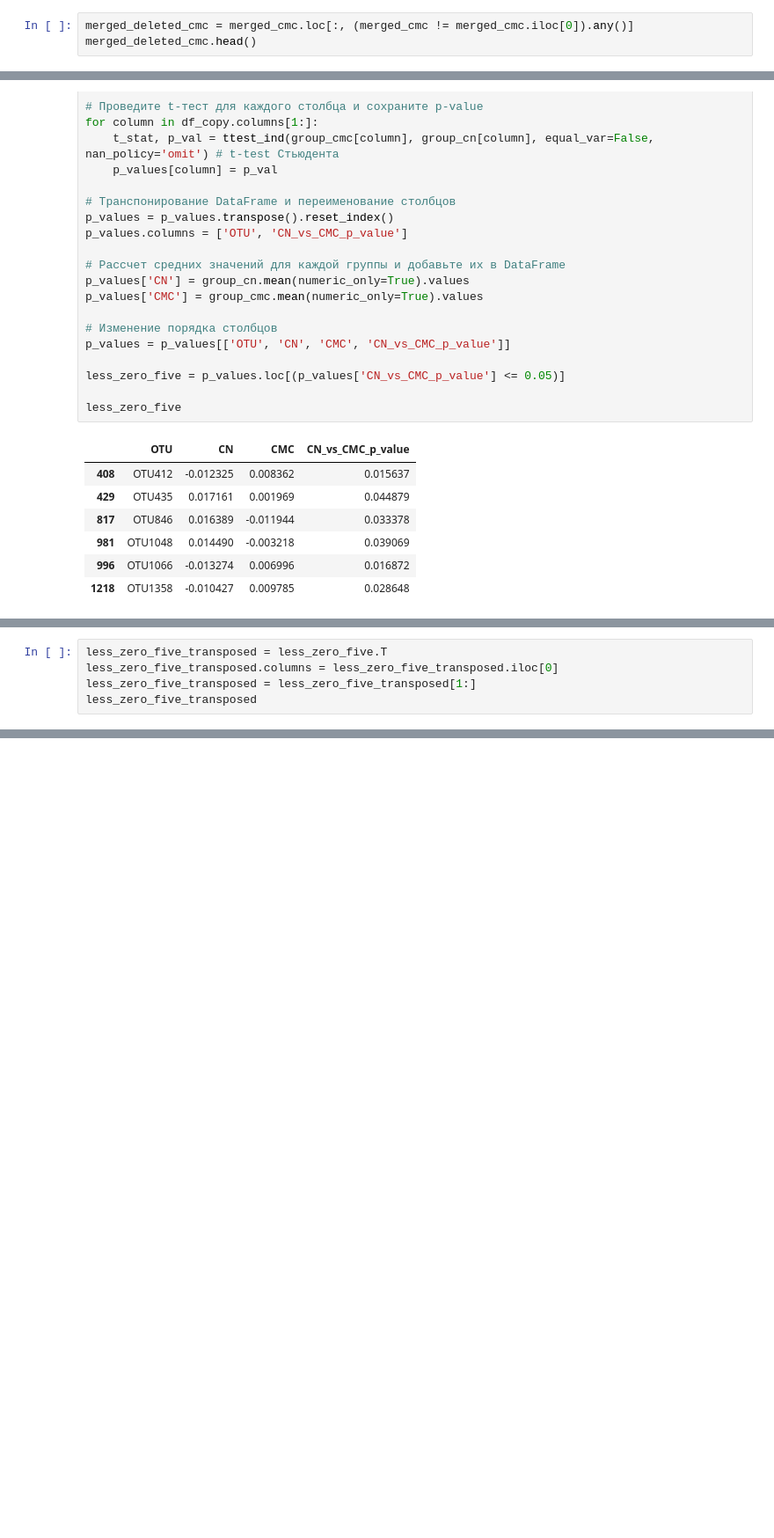
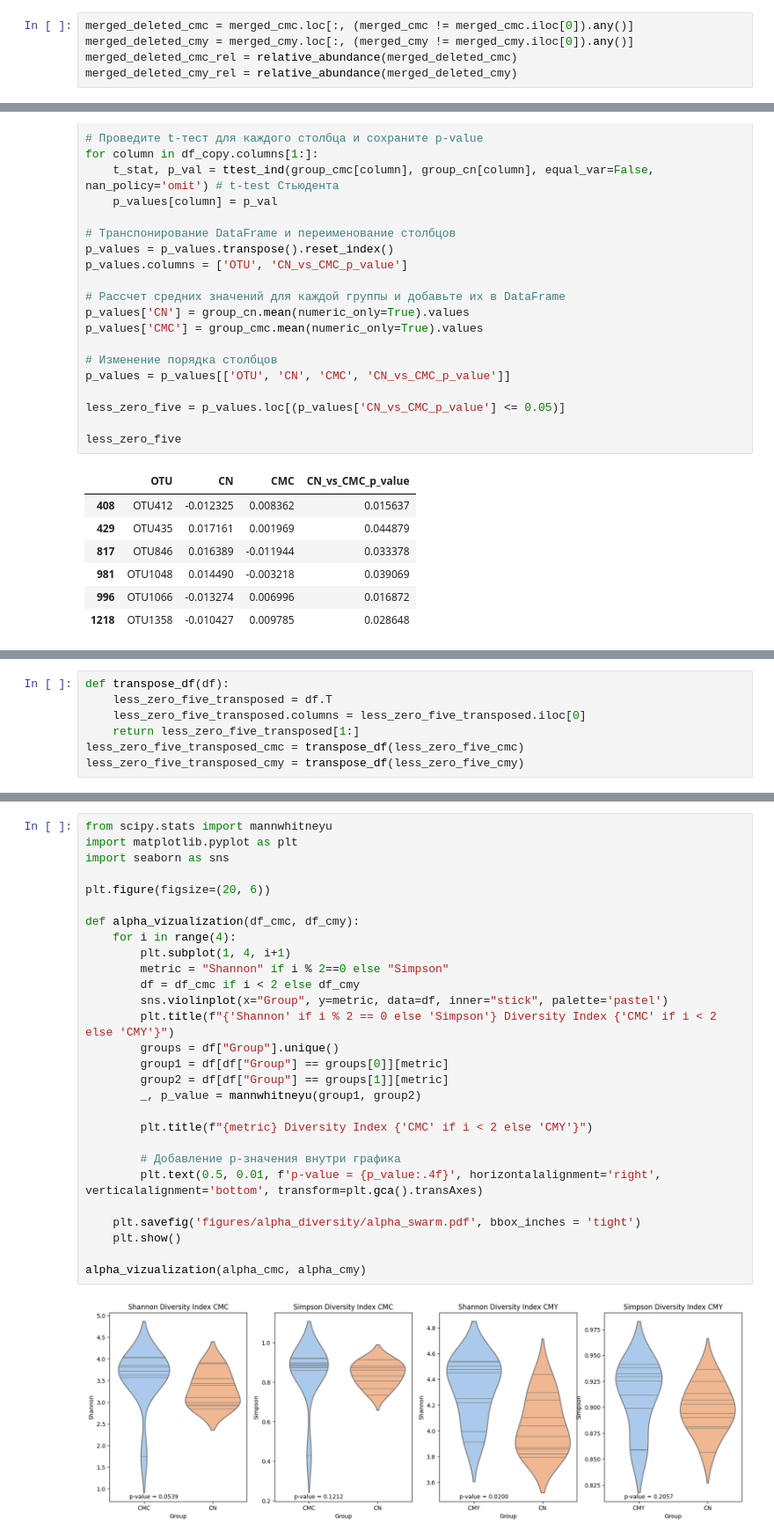
Before and after one commit to 100ika/rats27.07, a Jupyter notebook: OTU27.07.ipynb, the cells around one changed output, grey strips where cells are left out. Shown: that part at 88% size. Cells and saved outputs as stored; diff of their text form; blank space fills up the shorter version.

Commit message:
alpha_div

```diff
--- a/OTU27.07.ipynb
+++ b/OTU27.07.ipynb
@@ -136,4 +136,6 @@ z_rel_cmc.head()
 5 rows × 1332 columns
 # %%
 merged_deleted_cmc = merged_cmс.loc[:, (merged_cmс != merged_cmс.iloc[0]).any()]
-merged_deleted_cmc.head()
+merged_deleted_cmy = merged_cmy.loc[:, (merged_cmy != merged_cmy.iloc[0]).any()]
+merged_deleted_cmc_rel = relative_abundance(merged_deleted_cmc)
+merged_deleted_cmy_rel = relative_abundance(merged_deleted_cmy)
@@ -232,5 +230,7 @@ less_zero_five = results.loc[(results['Kruskal_pvalue'] <= 0.05)]
 # %%
-less_zero_five_transposed = less_zero_five.T
-less_zero_five_transposed.columns = less_zero_five_transposed.iloc[0]
-less_zero_five_transposed = less_zero_five_transposed[1:]
-less_zero_five_transposed
+def transpose_df(df):
+    less_zero_five_transposed = df.T
+    less_zero_five_transposed.columns = less_zero_five_transposed.iloc[0]
+    return less_zero_five_transposed[1:]
+less_zero_five_transposed_cmc = transpose_df(less_zero_five_cmc)
+less_zero_five_transposed_cmy = transpose_df(less_zero_five_cmy)
@@ -419,0 +407,30 @@ merged_alpha
+# %%
+from scipy.stats import mannwhitneyu
+import matplotlib.pyplot as plt
+import seaborn as sns
+
+plt.figure(figsize=(20, 6))
+
+def alpha_vizualization(df_cmc, df_cmy):
+    for i in range(4):
+        plt.subplot(1, 4, i+1)
+        metric = "Shannon" if i % 2==0 else "Simpson"
+        df = df_cmc if i < 2 else df_cmy
+        sns.violinplot(x="Group", y=metric, data=df, inner="stick", palette='pastel')
+        plt.title(f"{'Shannon' if i % 2 == 0 else 'Simpson'} Diversity Index {'CMC' if i < 2 else 'CMY'}")
+        groups = df["Group"].unique()
+        group1 = df[df["Group"] == groups[0]][metric]
+        group2 = df[df["Group"] == groups[1]][metric]
+        _, p_value = mannwhitneyu(group1, group2)
+
+        plt.title(f"{metric} Diversity Index {'CMC' if i < 2 else 'CMY'}")
+
+        # Добавление p-значения внутри графика
+        plt.text(0.5, 0.01, f'p-value = {p_value:.4f}', horizontalalignment='right', verticalalignment='bottom', transform=plt.gca().transAxes)
+
+    plt.savefig('figures/alpha_diversity/alpha_swarm.pdf', bbox_inches = 'tight')
+    plt.show()
+
+alpha_vizualization(alpha_cmc, alpha_cmy)
+# %% [output]
+[figure, added]
```
Also changed, not shown: parts of 10 cells of this notebook, 12 other files.
